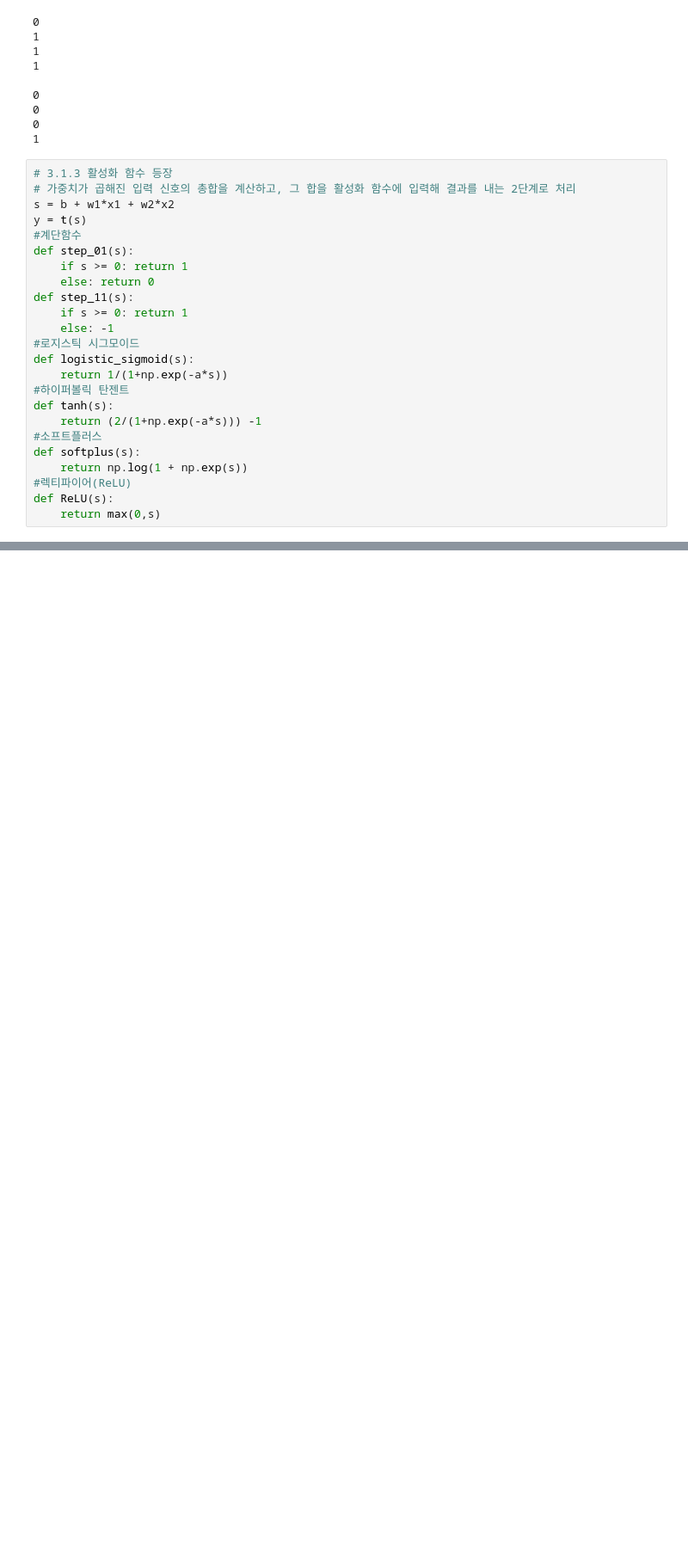
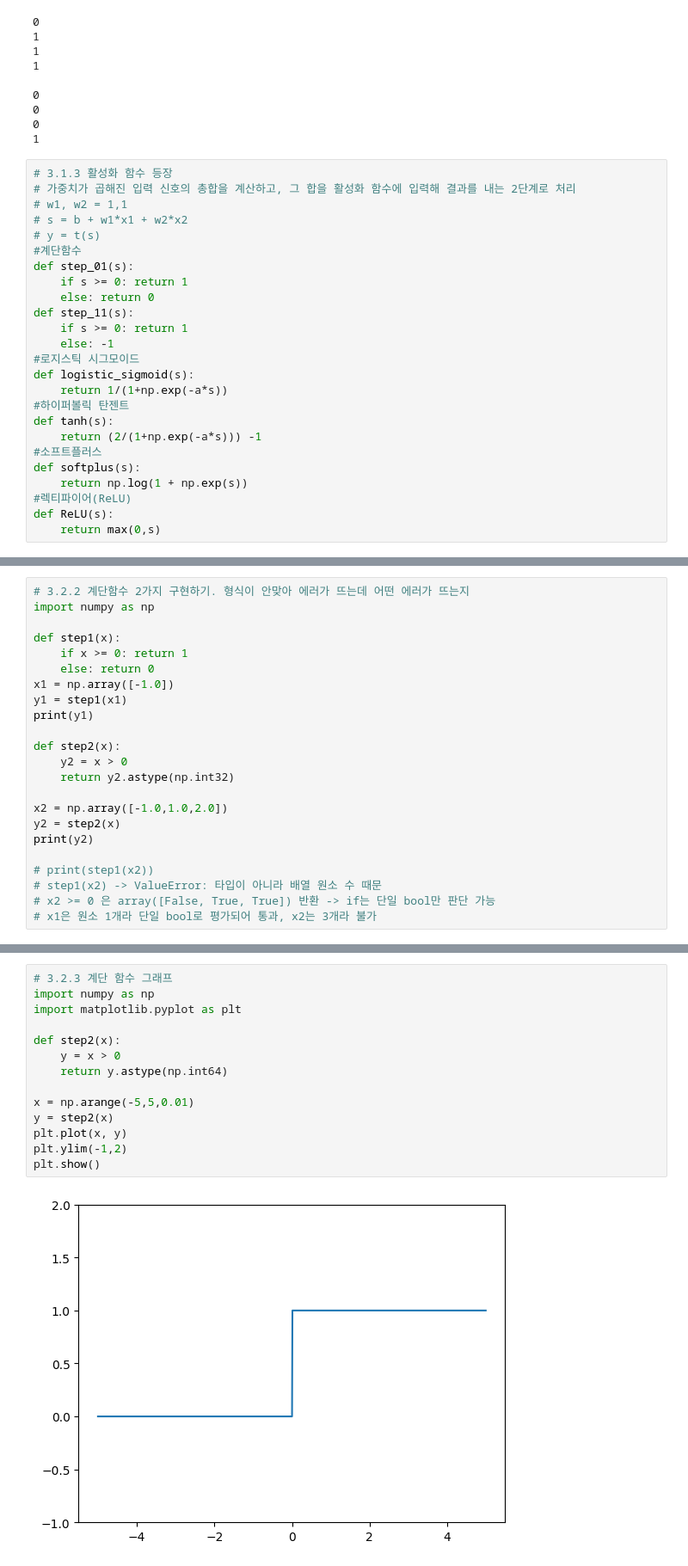
Before and after one commit to kgh2895/4-1-code, a Jupyter notebook: DL/DL.ipynb, the cells around one changed output, grey strips where cells are left out. Shown at 86% size. Drawn from its saved outputs; the diff is of its cells as text; blank space fills up the shorter version.

```diff
--- a/DL/DL.ipynb
+++ b/DL/DL.ipynb
@@ -626,8 +641,9 @@ for x in X:
 # %%
 # 3.1.3 활성화 함수 등장
 # 가중치가 곱해진 입력 신호의 총합을 계산하고, 그 합을 활성화 함수에 입력해 결과를 내는 2단계로 처리
-s = b + w1*x1 + w2*x2
-y = t(s)
+# w1, w2 = 1,1
+# s = b + w1*x1 + w2*x2
+# y = t(s)
 #계단함수
 def step_01(s):
     if s >= 0: return 1
@@ -675,0 +740,23 @@ plt.show()
+# %%
+# 3.2.2 계단함수 2가지 구현하기. 형식이 안맞아 에러가 뜨는데 어떤 에러가 뜨는지
+import numpy as np
+
+def step1(x):
+    if x >= 0: return 1
+    else: return 0
+x1 = np.array([-1.0])
+y1 = step1(x1)
+print(y1)
+
+def step2(x):
+    y2 = x > 0
+    return y2.astype(np.int32)
+
+x2 = np.array([-1.0,1.0,2.0])
+y2 = step2(x)
+print(y2)
+
+# print(step1(x2))
+# step1(x2) -> ValueError: 타입이 아니라 배열 원소 수 때문
+# x2 >= 0 은 array([False, True, True]) 반환 -> if는 단일 bool만 판단 가능
+# x1은 원소 1개라 단일 bool로 평가되어 통과, x2는 3개라 불가
@@ -675,0 +766,16 @@ plt.show()
+# %%
+# 3.2.3 계단 함수 그래프
+import numpy as np
+import matplotlib.pyplot as plt
+
+def step2(x):
+    y = x > 0
+    return y.astype(np.int64)
+
+x = np.arange(-5,5,0.01)
+y = step2(x)
+plt.plot(x, y)
+plt.ylim(-1,2)
+plt.show()
+# %% [output]
+[figure, added]
```
Also changed, not shown: parts of 6 cells of this notebook.
